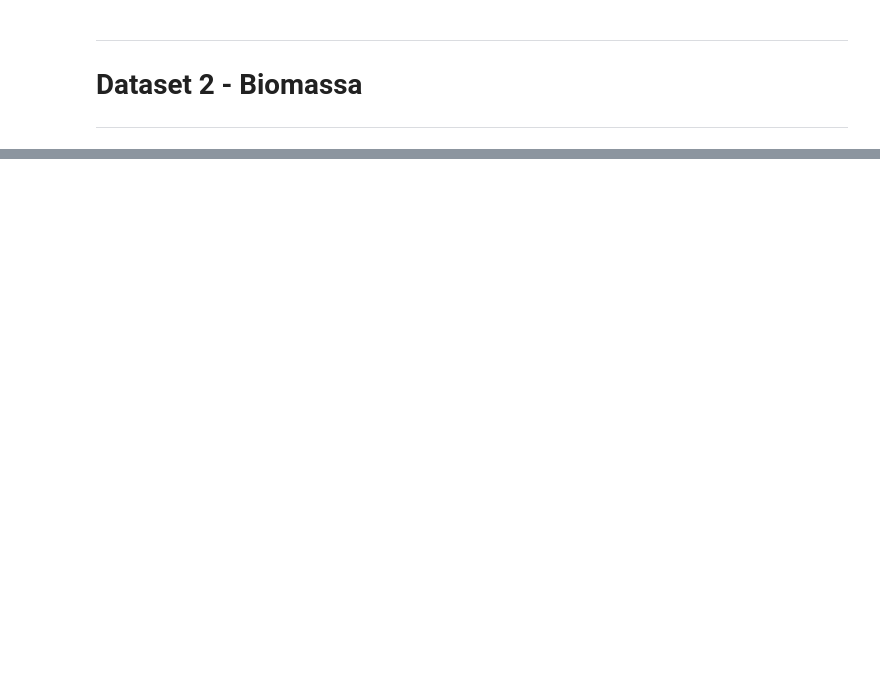
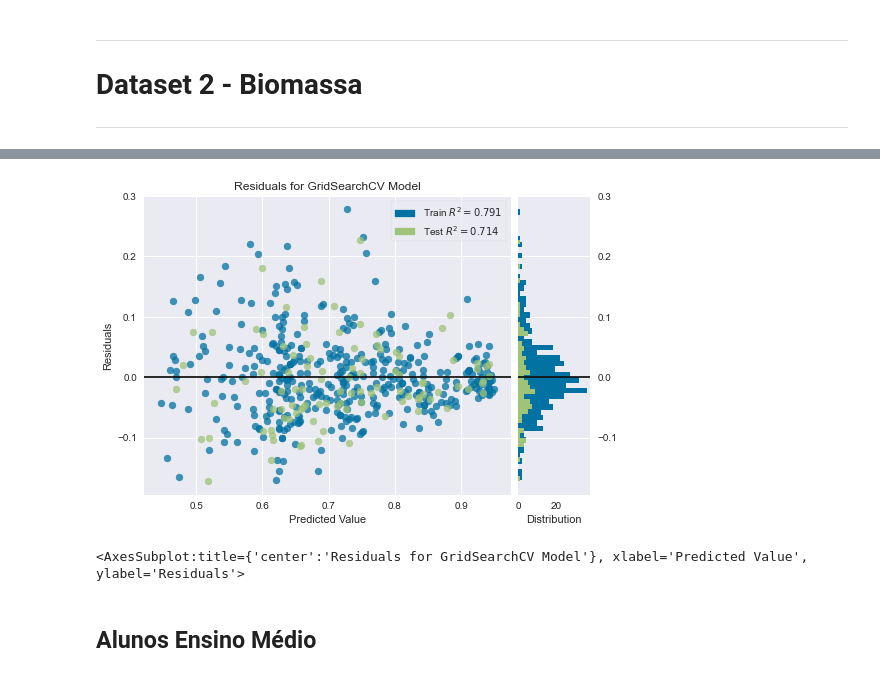
Before and after one commit to brunolcarli/IPythonNotebooks, a Jupyter notebook: challenges_luci/ml_marathon/DESAFIO_12__ML_REGRESSION.ipynb, the cells around one changed output, grey strips where cells are left out. Drawn from its saved outputs; the diff is of its cells as text; code cells hidden in the pictures; blank space fills up the shorter version.

```diff
--- a/challenges_luci/ml_marathon/DESAFIO_12__ML_REGRESSION.ipynb
+++ b/challenges_luci/ml_marathon/DESAFIO_12__ML_REGRESSION.ipynb
@@ -389,0 +660,3 @@ volume_models.sort_values(by=['R2 Manual'], ascending=False)
+# %%
+admission_df = pd.read_csv(files['admissao'])
+admission_df.head()
@@ -389,0 +670,13 @@ volume_models.sort_values(by=['R2 Manual'], ascending=False)
+# %%
+admission_X_train, admission_X_test, admission_y_train, admission_y_test = train_test_split(
+    admission_df[admission_df.columns[1:-1]].values,
+    admission_df.ChanceOfAdmit,
+    test_size=0.2,
+    random_state=2154
+)
+
+# Exibe os shapes das partições
+print('Train X shape ', admission_X_train.shape)
+print('Train y shape ', admission_y_train.shape)
+print('Test X shape ', admission_X_test.shape)
+print('Test y shape ', admission_y_test.shape)
@@ -389,0 +753,22 @@ volume_models.sort_values(by=['R2 Manual'], ascending=False)
+# %%
+%%capture
+
+# Treina a KNN
+admission_knn = KNeighborsRegressor()
+admission_knn = GridSearchCV(admission_knn, {'n_neighbors': [1, 3, 5, 7, 9]}, n_jobs=-1, cv=10)
+admission_knn.fit(admission_X_train, admission_y_train)
+
+# predicts
+knn_predicts = admission_knn.predict(admission_X_test)
+
+knn_metrics = {
+    'knn': [
+        {'k': admission_knn.best_params_['n_neighbors']},
+        r2(knn_predicts, admission_y_test),  # R2 Manual
+        r2_score(knn_predicts, admission_y_test),  # R2 do sklearn
+        syx(knn_predicts, admission_y_test, len(admission_X_test[0])),  # SYX
+        pearsonr(admission_y_test, knn_predicts)[0],  # Pearson
+        np.sqrt(mean_squared_error(admission_y_test, knn_predicts)), # RMSE
+        mean_absolute_error(admission_y_test, knn_predicts)  # MAE
+    ]
+}
@@ -389,0 +1291,10 @@ volume_models.sort_values(by=['R2 Manual'], ascending=False)
+# %%
+visualizer = ResidualsPlot(admission_knn)
+visualizer.fit(admission_X_train, admission_y_train)
+visualizer.score(admission_X_test, admission_y_test)
+visualizer.show()
+# %% [output]
+[figure, added]
+<AxesSubplot:title={'center':'Residuals for GridSearchCV Model'}, xlabel='Predicted Value', ylabel='Residuals'>
+# %% [markdown]
+## Alunos Ensino Médio
```
Also changed, not shown: parts of 53 cells of this notebook.
